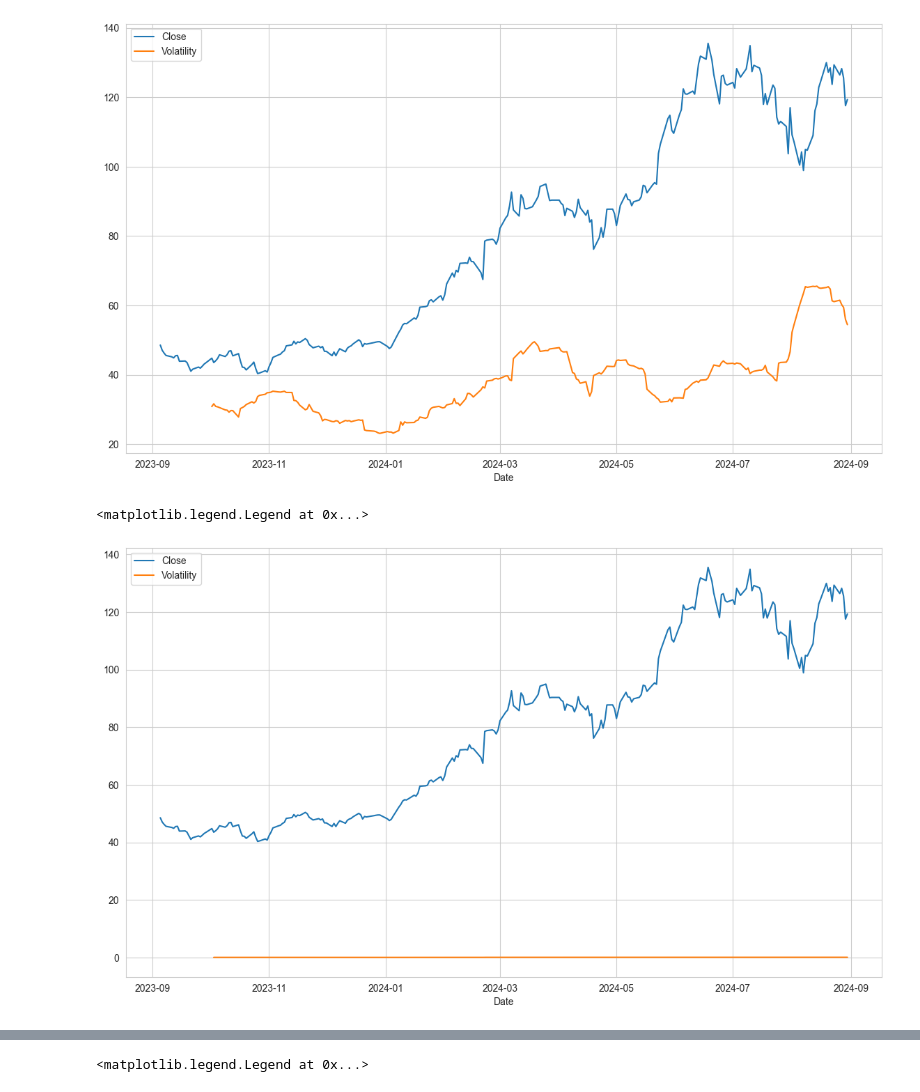
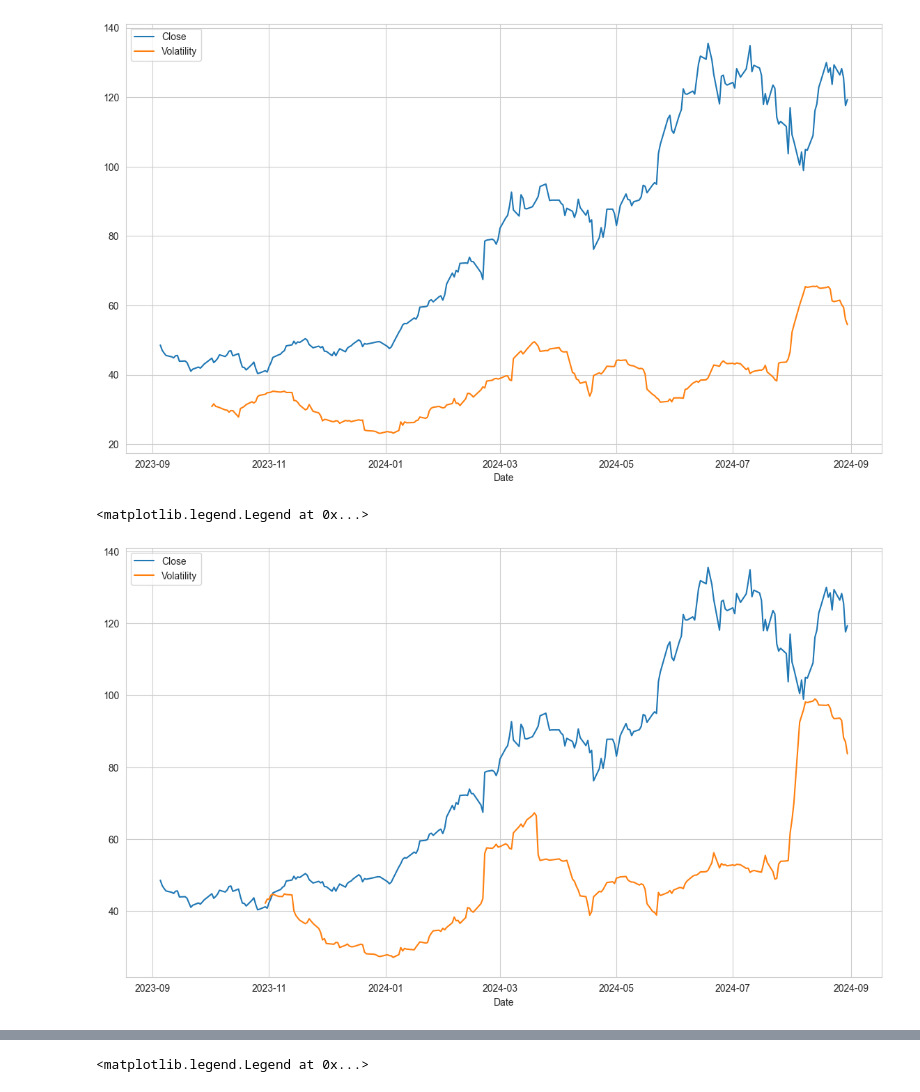
Before and after one commit to shaliniscode/option-pricing, a Jupyter notebook: Black_scholes_model.ipynb, the cells around one changed output, grey strips where cells are left out. Cells and saved outputs as stored; diff of their text form; code cells hidden in the pictures.

Commit message:
updated yang_zhang formula

```diff
--- a/Black_scholes_model.ipynb
+++ b/Black_scholes_model.ipynb
@@ -319,13 +321,13 @@ plt.legend(loc=2)
 # %%
 
 plt.figure(figsize=(14,8))
 plt.plot(df_returns.index, df_returns['Close'], label="Close")
-plt.plot( yang_zhang(df), label='Volatility')
+plt.plot( yang_zhang(df)*100, label='Volatility')
 plt.xlabel('Date')
 plt.legend(loc=2)
 # %% [output]
 <matplotlib.legend.Legend at 0x...>
-[figure, old version]
+[figure, new version]
 # %%
 yang_zhang(df)
 # %% [output]
```
Also changed, not shown: parts of 3 cells of this notebook, 1 other file.
